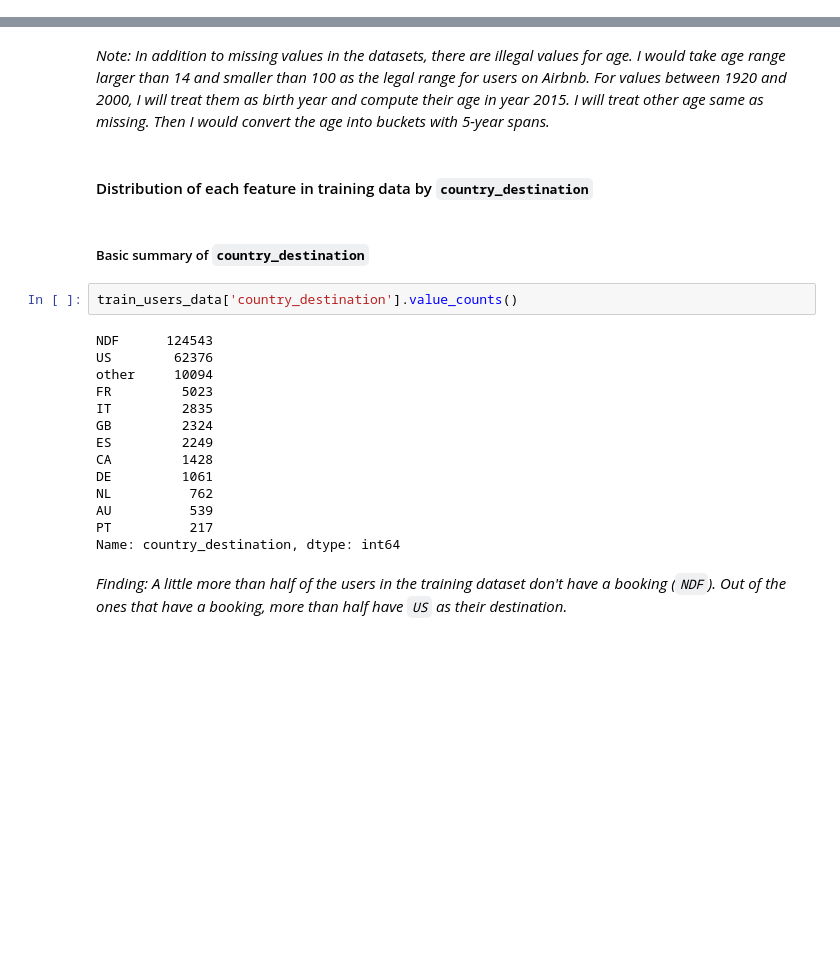
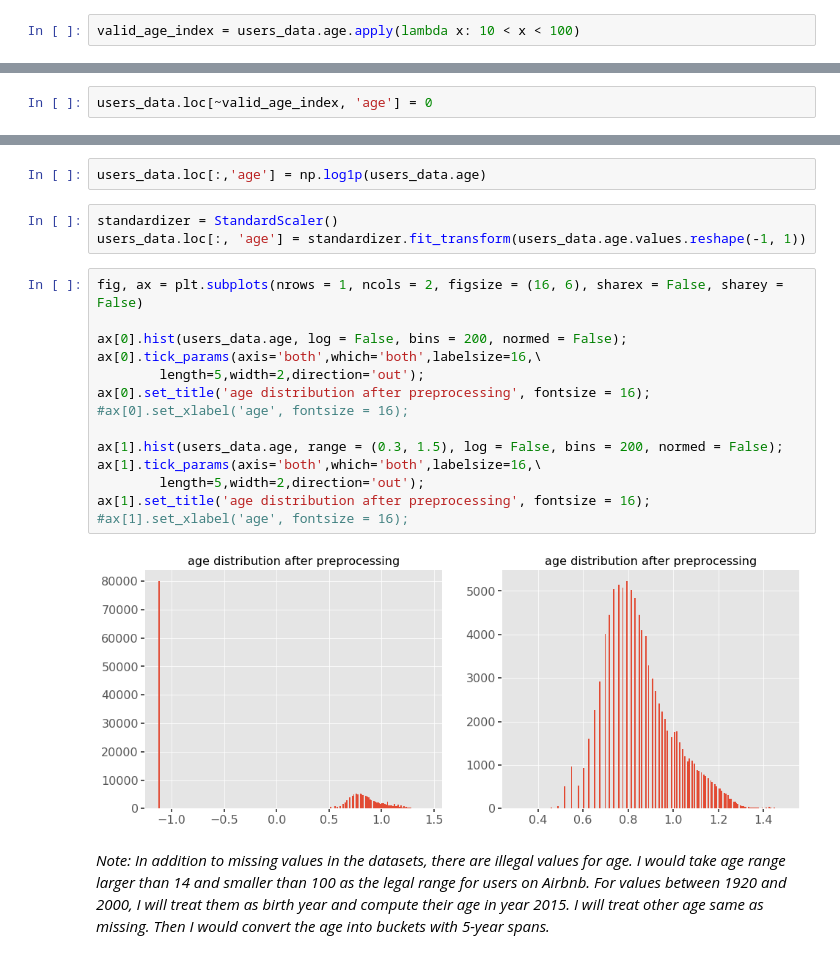
Before and after one commit to xingliuUT/History-Kaggle-Airbnb, a Jupyter notebook: demo.ipynb, the cells around one changed output, grey strips where cells are left out. Cells and saved outputs as stored; diff of their text form; blank space fills up the shorter version.

```diff
--- a/demo.ipynb
+++ b/demo.ipynb
@@ -398,0 +190,2 @@ ax[1, 1].set_xlabel('age', fontsize = 16);
+# %%
+valid_age_index = users_data.age.apply(lambda x: 10 < x < 100)
@@ -398,0 +194,2 @@ ax[1, 1].set_xlabel('age', fontsize = 16);
+# %%
+users_data.loc[~valid_age_index, 'age'] = 0
@@ -399,24 +205,23 @@ ax[1, 1].set_xlabel('age', fontsize = 16);
+# %%
+users_data.loc[:,'age'] = np.log1p(users_data.age)
+# %%
+standardizer = StandardScaler()
+users_data.loc[:, 'age'] = standardizer.fit_transform(users_data.age.values.reshape(-1, 1))
+# %%
+fig, ax = plt.subplots(nrows = 1, ncols = 2, figsize = (16, 6), sharex = False, sharey = False)
+
+ax[0].hist(users_data.age, log = False, bins = 200, normed = False);
+ax[0].tick_params(axis='both',which='both',labelsize=16,\
+        length=5,width=2,direction='out');
+ax[0].set_title('age distribution after preprocessing', fontsize = 16);
+#ax[0].set_xlabel('age', fontsize = 16);
+
+ax[1].hist(users_data.age, range = (0.3, 1.5), log = False, bins = 200, normed = False);
+ax[1].tick_params(axis='both',which='both',labelsize=16,\
+        length=5,width=2,direction='out');
+ax[1].set_title('age distribution after preprocessing', fontsize = 16);
+#ax[1].set_xlabel('age', fontsize = 16);
+# %% [output]
+[figure, added]
 # %% [markdown]
 *Note: In addition to missing values in the datasets, there are illegal values for age. I would take age range larger than 14 and smaller than 100 as the legal range for users on Airbnb. For values between 1920 and 2000, I will treat them as birth year and compute their age in year 2015. I will treat other age same as missing. Then I would convert the age into buckets with 5-year spans.*
-# %% [markdown]
-#### Distribution of each feature in training data by `country_destination`
-# %% [markdown]
-##### Basic summary of  `country_destination`
-# %%
-train_users_data['country_destination'].value_counts()
-# %% [output]
-NDF      124543
-US        62376
-other     10094
-FR         5023
-IT         2835
-GB         2324
-ES         2249
-CA         1428
-DE         1061
-NL          762
-AU          539
-PT          217
-Name: country_destination, dtype: int64
-# %% [markdown]
-*Finding: A little more than half of the users in the training dataset don't have a booking (`NDF`). Out of the ones that have a booking, more than half have `US` as their destination.*
```
Also changed, not shown: parts of 134 cells of this notebook.
